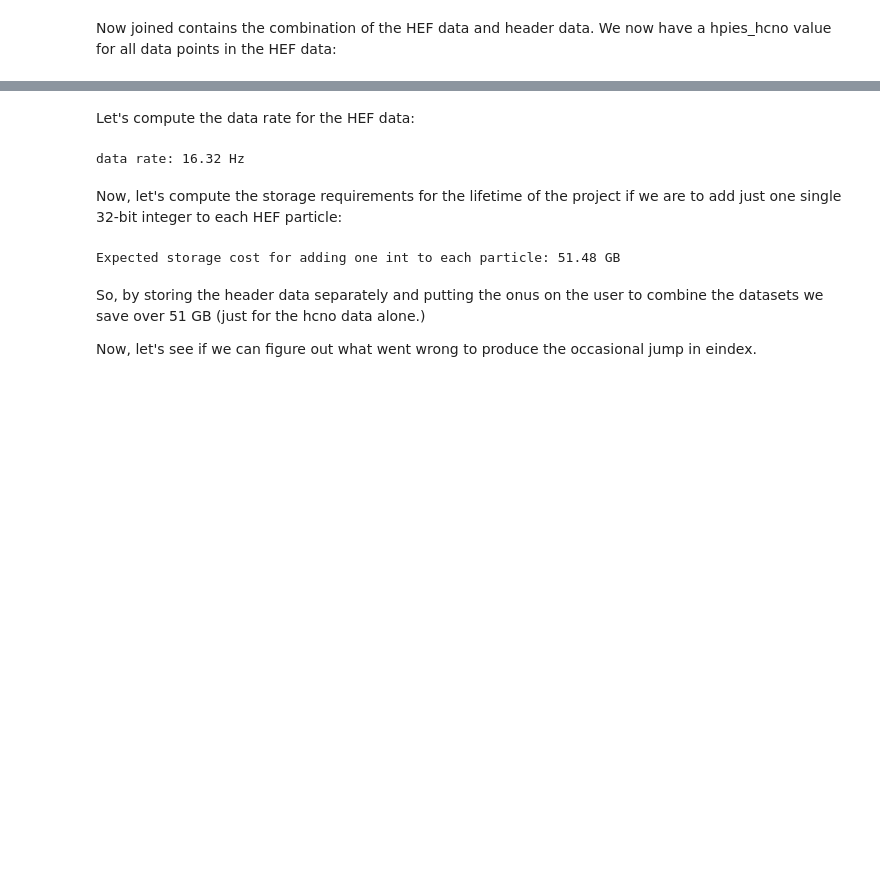
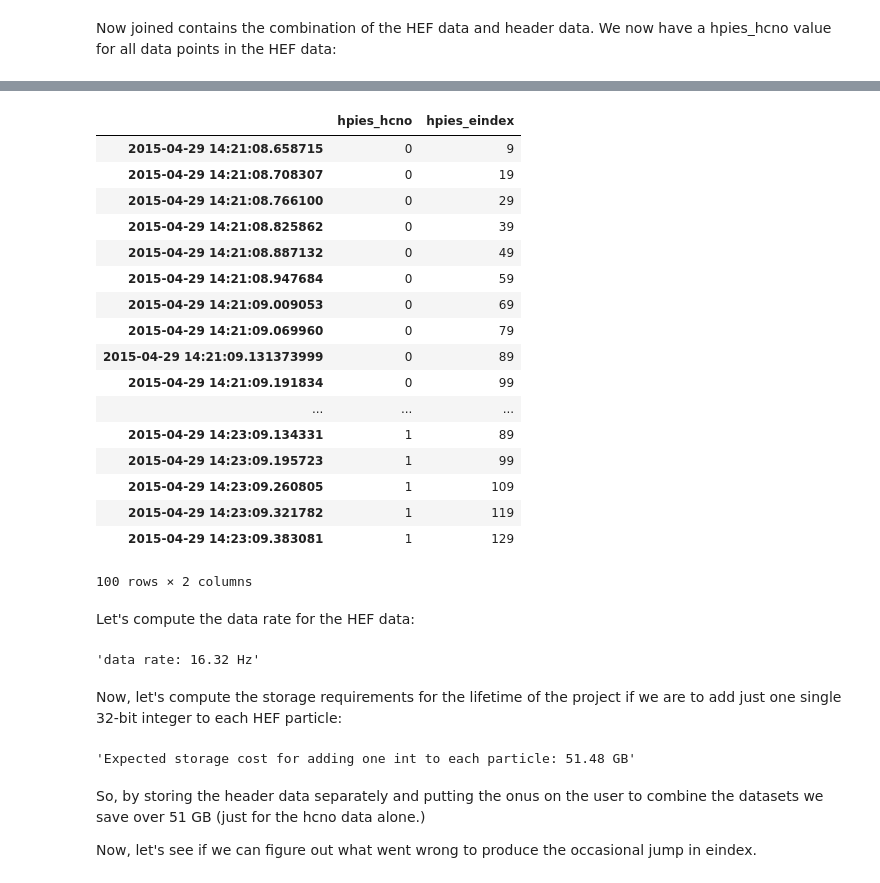
Before and after one commit to petercable/hpies_analysis, a Jupyter notebook: HPIES data analysis.ipynb, the cells around one changed output, grey strips where cells are left out. Drawn from its saved outputs; the diff is of its cells as text; code cells hidden in the pictures; blank space fills up the shorter version.

```diff
--- a/HPIES data analysis.ipynb
+++ b/HPIES data analysis.ipynb
@@ -6,6 +6,8 @@ import h5py
 import numpy as np
 import pandas as pd
 from ntplib import system_to_ntp_time
+
+pd.set_option('display.notebook_repr_html', True)
 
 NTP_DIFF = system_to_ntp_time(0)
 
@@ -76,10 +56,31 @@ Name: hpies_hcno, dtype: int64
+# %%
+joined.head(100)[['hpies_hcno', 'hpies_eindex']]
+# %% [output]
+|  | hpies_hcno | hpies_eindex |
+| 2015-04-29 14:21:08.658715 | 0 | 9 |
+| 2015-04-29 14:21:08.708307 | 0 | 19 |
+| 2015-04-29 14:21:08.766100 | 0 | 29 |
+| 2015-04-29 14:21:08.825862 | 0 | 39 |
+| 2015-04-29 14:21:08.887132 | 0 | 49 |
+| 2015-04-29 14:21:08.947684 | 0 | 59 |
+| 2015-04-29 14:21:09.009053 | 0 | 69 |
+| 2015-04-29 14:21:09.069960 | 0 | 79 |
+| 2015-04-29 14:21:09.131373999 | 0 | 89 |
+| 2015-04-29 14:21:09.191834 | 0 | 99 |
+| ... | ... | ... |
+| 2015-04-29 14:23:09.134331 | 1 | 89 |
+| 2015-04-29 14:23:09.195723 | 1 | 99 |
+| 2015-04-29 14:23:09.260805 | 1 | 109 |
+| 2015-04-29 14:23:09.321782 | 1 | 119 |
+| 2015-04-29 14:23:09.383081 | 1 | 129 |
+100 rows × 2 columns
 # %% [markdown]
 Let's compute the data rate for the HEF data:
 # %%
 data_rate = 1 / np.median(np.diff(joined.index.values).astype('f64') / 1e9)
-print 'data rate: %.2f Hz' % data_rate
+'data rate: %.2f Hz' % data_rate
 # %% [output]
-data rate: 16.32 Hz
+'data rate: 16.32 Hz'
 # %% [markdown]
 Now, let's compute the storage requirements for the lifetime of the project if we are to add just one single 32-bit integer to each HEF particle:
 # %%
@@ -87,9 +88,9 @@ one_day = data_rate * 60 * 60 * 24
 one_year = one_day * 365
 project_lifetime = one_year * 25
 int_storage = project_lifetime * 4 / 1e9
-print 'Expected storage cost for adding one int to each particle: %.2f GB' % int_storage
+'Expected storage cost for adding one int to each particle: %.2f GB' % int_storage
 # %% [output]
-Expected storage cost for adding one int to each particle: 51.48 GB
+'Expected storage cost for adding one int to each particle: 51.48 GB'
 # %% [markdown]
 So, by storing the header data separately and putting the onus on the user to combine the datasets we save over 51 GB (just for the hcno data alone.)
 
```
Also changed, not shown: parts of 17 cells of this notebook.
